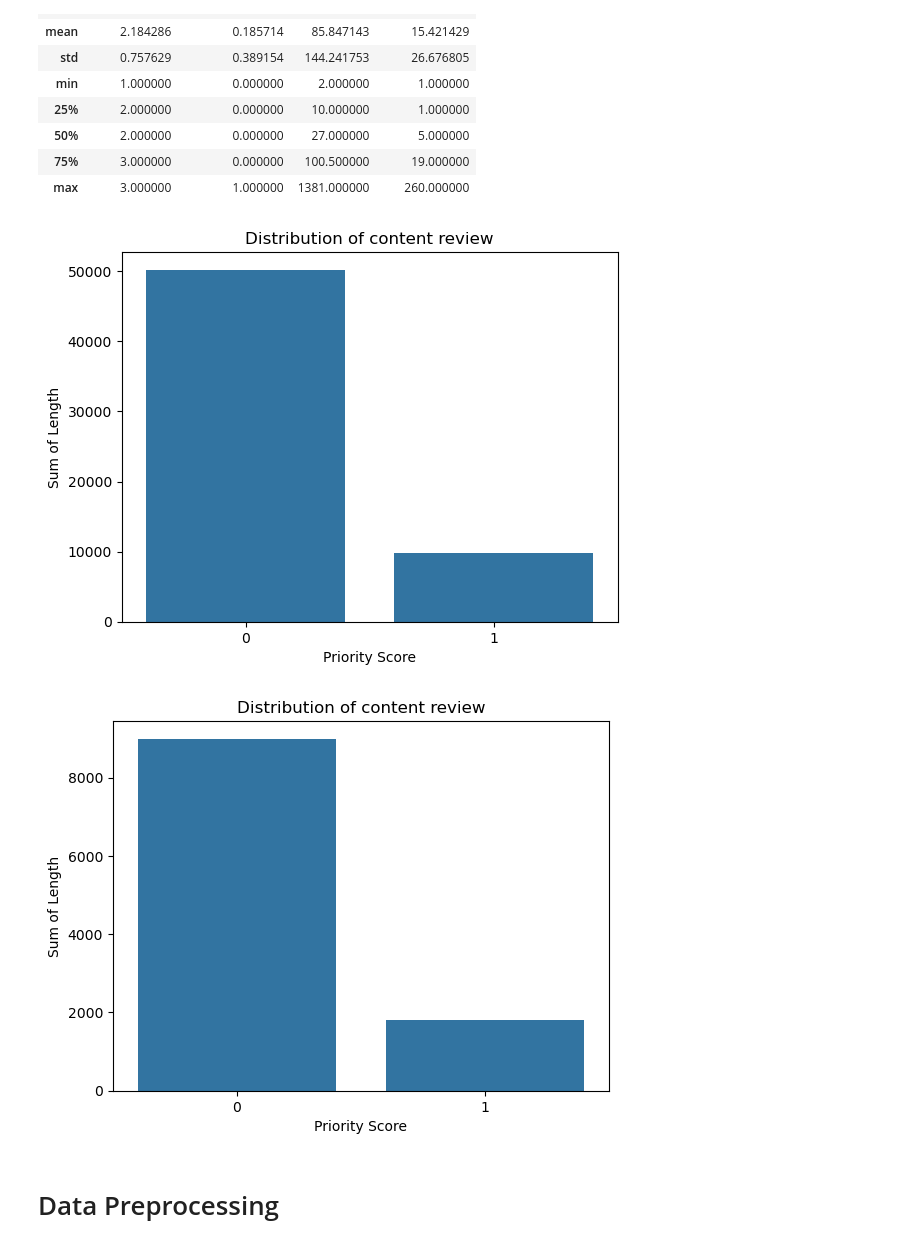
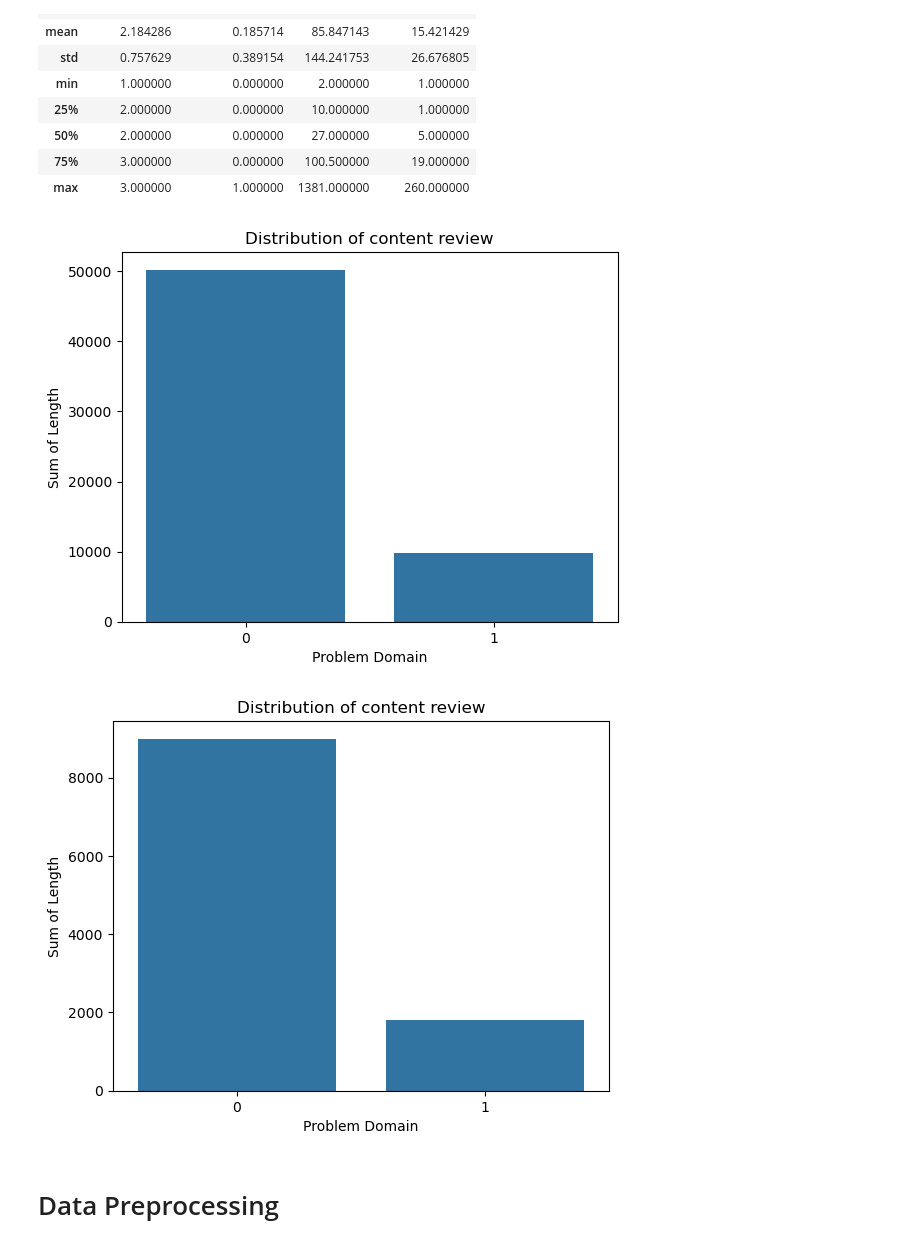
Before and after one commit to MaukanMir/Hotel-Sentiment-Analysis, a Jupyter notebook: training.ipynb, the cells around one changed output. Cells and saved outputs as stored; diff of their text form; code cells hidden in the pictures.

```diff
--- a/training.ipynb
+++ b/training.ipynb
@@ -137,25 +137,25 @@ df.describe()
 # %%
 grouped_df = df.groupby("problem_domain")["len_review"].sum().reset_index()
 
 sns.barplot(data=grouped_df, x='problem_domain', y="len_review")
 plt.title("Distribution of content review")
-plt.xlabel("Priority Score")
+plt.xlabel("Problem Domain")
 plt.ylabel("Sum of Length")
 plt.yscale("linear")
 plt.show()
 # %% [output]
-[figure, old version]
+[figure, new version]
 # %%
 grouped_df = df.groupby("problem_domain")["len_wordcount"].sum().reset_index()
 
 sns.barplot(data=grouped_df, x='problem_domain', y="len_wordcount")
 plt.title("Distribution of content review")
-plt.xlabel("Priority Score")
+plt.xlabel("Problem Domain")
 plt.ylabel("Sum of Length")
 plt.yscale("linear")
 plt.show()
 # %% [output]
-[figure, old version]
+[figure, new version]
 # %% [markdown]
 # Data Preprocessing
 # %%
```
